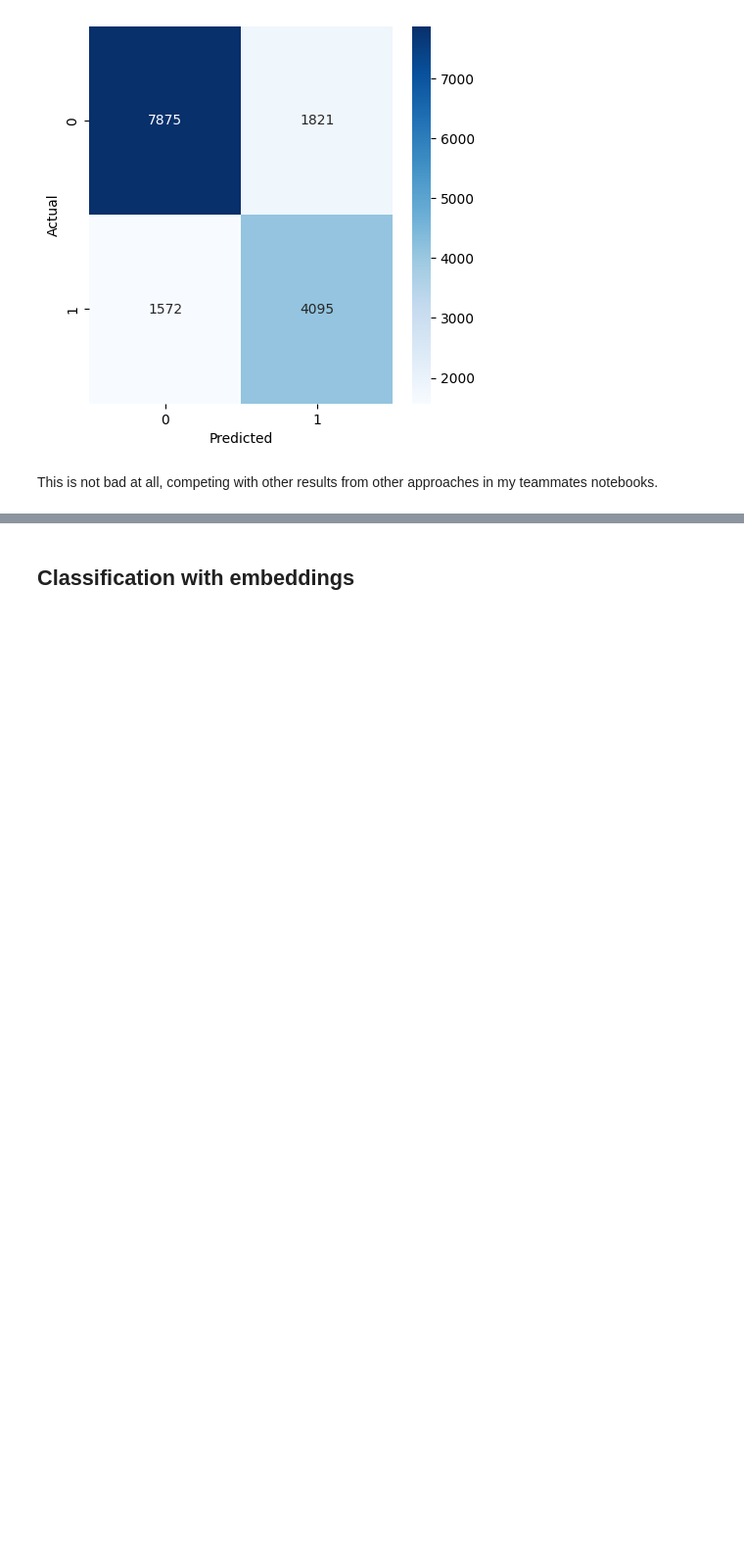
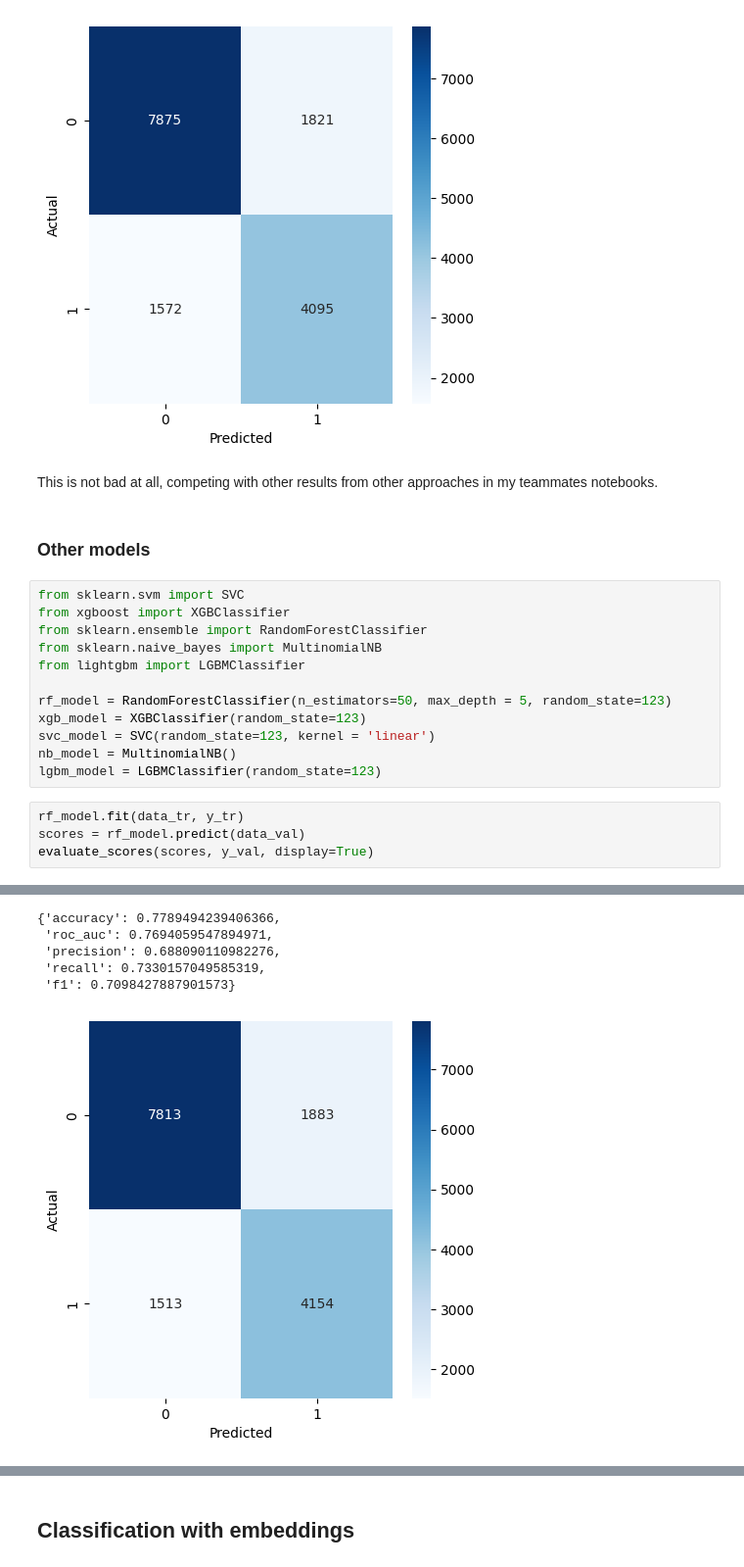
Before and after one commit to ClaudiaValverde/quora-challenge, a Jupyter notebook: utils_joel.ipynb, the cells around one changed output, grey strips where cells are left out. Shown at 98% size. Saved outputs shown, nothing was run; the diff lists cells and outputs as text; blank space fills up the shorter version.

```diff
--- a/utils_joel.ipynb
+++ b/utils_joel.ipynb
@@ -378,3 +396,22 @@ CONFUSION MATRIX:
 [figure]
 # %% [markdown]
 This is not bad at all, competing with other results from other approaches in my teammates notebooks.
+# %% [markdown]
+### Other models
+# %%
+from sklearn.svm import SVC
+from xgboost import XGBClassifier
+from sklearn.ensemble import RandomForestClassifier
+from sklearn.naive_bayes import MultinomialNB
+from lightgbm import LGBMClassifier
+
+rf_model = RandomForestClassifier(n_estimators=50, max_depth = 5, random_state=123)
+xgb_model = XGBClassifier(random_state=123)
+svc_model = SVC(random_state=123, kernel = 'linear')
+nb_model = MultinomialNB()
+lgbm_model = LGBMClassifier(random_state=123)
+# %%
+rf_model.fit(data_tr, y_tr)
+scores = rf_model.predict(data_val)
+evaluate_scores(scores, y_val, display=True)
+# %% [output]
@@ -380,0 +435,6 @@ This is not bad at all, competing with other results from other approaches in my
+{'accuracy': 0.7789494239406366,
+ 'roc_auc': 0.7694059547894971,
+ 'precision': 0.688090110982276,
+ 'recall': 0.7330157049585319,
+ 'f1': 0.7098427887901573}
+[figure, added]
```
Also changed, not shown: parts of 34 cells of this notebook.
